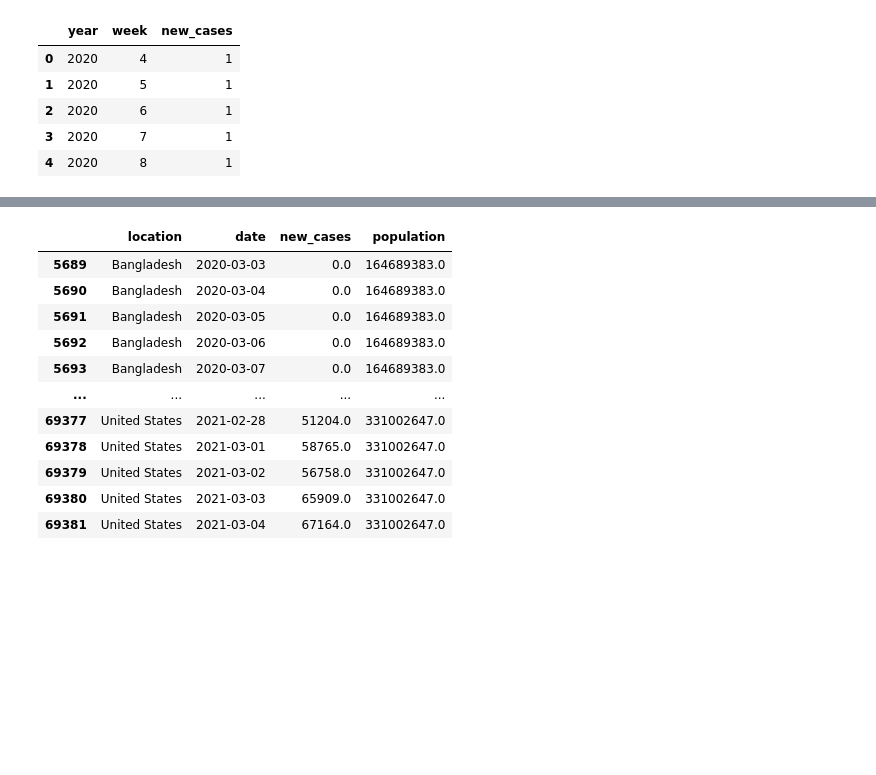
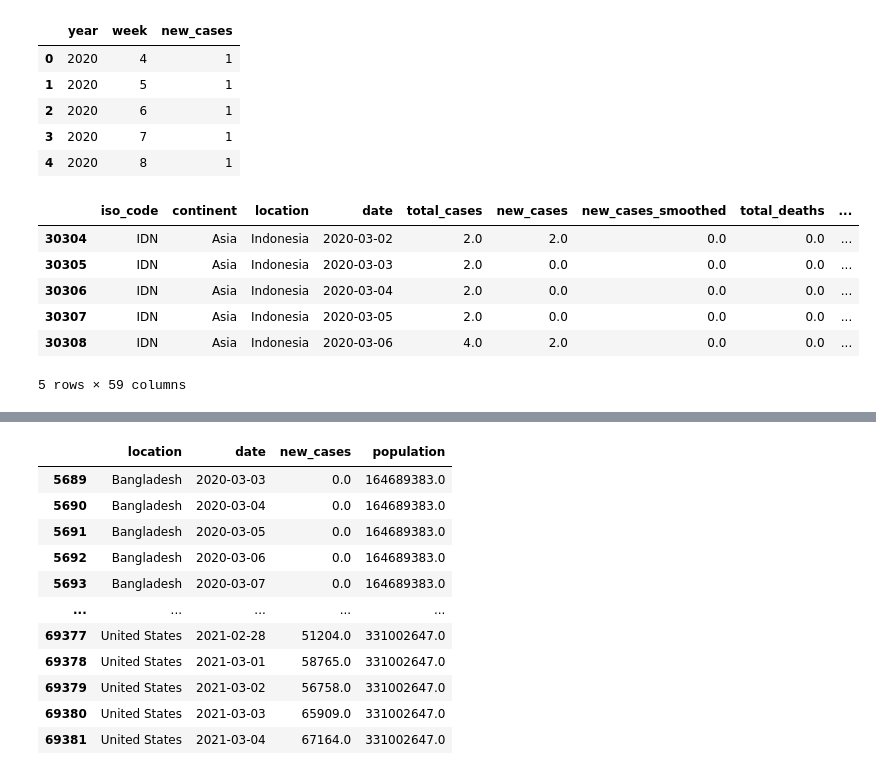
Before and after one commit to UNCG-CSE/SP-21_COVID-Team_4, a Jupyter notebook: src/team/stage_II/stage_II.ipynb, the cells around one changed output, grey strips where cells are left out. Cells and saved outputs as stored; diff of their text form; code cells hidden in the pictures; blank space fills up the shorter version.

```diff
--- a/src/team/stage_II/stage_II.ipynb
+++ b/src/team/stage_II/stage_II.ipynb
@@ -4,8 +4,8 @@ import numpy as np
 import math
 from datetime import datetime
 # %%
-super_dataset = pd.read_csv('../data/superDataset.csv')
-world_dataset = pd.read_csv('../data/owid-covid-data.csv')
+super_dataset = pd.read_csv('../../../data/stage_II/superDataset.csv')
+world_dataset = pd.read_csv('../../../data/stage_II/owid-covid-data.csv')
 # %%
 countries = ['Indonesia', 'Pakistan', 'Nigeria', 'Brazil', 'Bangladesh', 'United States']
 
@@ -51,3 +54,14 @@ weekly_data.head()
 | 2 | 2020 | 6 | 1 |
 | 3 | 2020 | 7 | 1 |
 | 4 | 2020 | 8 | 1 |
+# %%
+indonesia_dataset = filtered_dataset[filtered_dataset.location == 'Indonesia'].fillna(0)
+indonesia_dataset.head()
+# %% [output]
+|  | iso_code | continent | location | date | total_cases | new_cases | new_cases_smoothed | total_deaths | ... |
+| 30304 | IDN | Asia | Indonesia | 2020-03-02 | 2.0 | 2.0 | 0.0 | 0.0 | ... |
+| 30305 | IDN | Asia | Indonesia | 2020-03-03 | 2.0 | 0.0 | 0.0 | 0.0 | ... |
+| 30306 | IDN | Asia | Indonesia | 2020-03-04 | 2.0 | 0.0 | 0.0 | 0.0 | ... |
+| 30307 | IDN | Asia | Indonesia | 2020-03-05 | 2.0 | 0.0 | 0.0 | 0.0 | ... |
+| 30308 | IDN | Asia | Indonesia | 2020-03-06 | 4.0 | 2.0 | 0.0 | 0.0 | ... |
+5 rows × 59 columns
```
Also changed, not shown: parts of 14 cells of this notebook.
